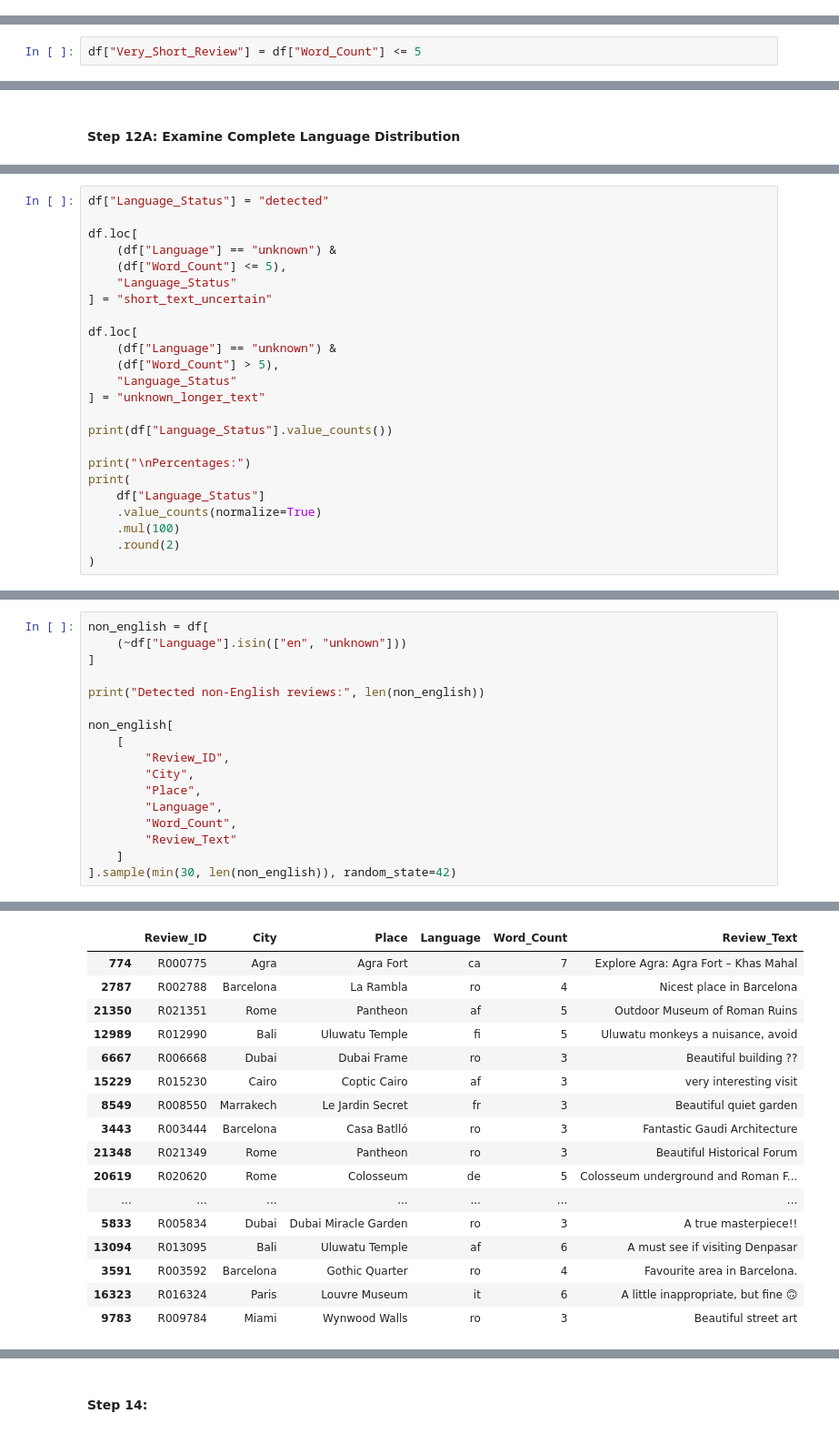
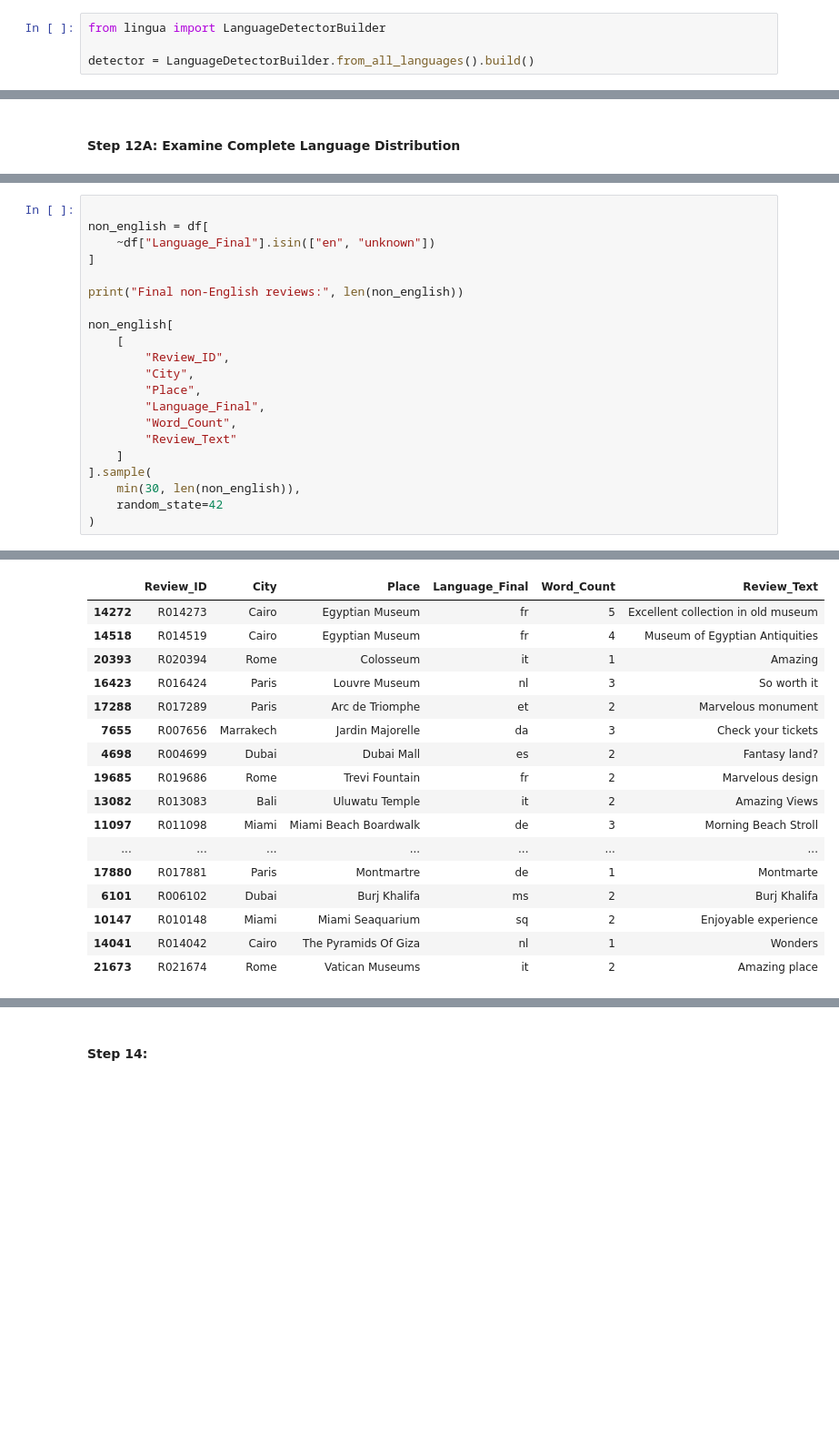
Before and after one commit to Suva200/sentiment-drift-analysis-tourism-reviews, a Jupyter notebook: preprocessing.ipynb, the cells around one changed output, grey strips where cells are left out. Shown at 91% size. Saved outputs shown, nothing was run; the diff lists cells and outputs as text; blank space fills up the shorter version.

```diff
--- a/preprocessing.ipynb
+++ b/preprocessing.ipynb
@@ -773,0 +805,4 @@ display(
+# %%
+from lingua import LanguageDetectorBuilder
+
+detector = LanguageDetectorBuilder.from_all_languages().build()
@@ -895,2 +1055,0 @@ display(short_by_year[["sum", "count", "Percentage"]])
-# %%
-df["Very_Short_Review"] = df["Word_Count"] <= 5
@@ -1001,24 +1118,0 @@ language_summary
-# %%
-df["Language_Status"] = "detected"
-
-df.loc[
-    (df["Language"] == "unknown") &
-    (df["Word_Count"] <= 5),
-    "Language_Status"
-] = "short_text_uncertain"
-
-df.loc[
-    (df["Language"] == "unknown") &
-    (df["Word_Count"] > 5),
-    "Language_Status"
-] = "unknown_longer_text"
-
-print(df["Language_Status"].value_counts())
-
-print("\nPercentages:")
-print(
-    df["Language_Status"]
-    .value_counts(normalize=True)
-    .mul(100)
-    .round(2)
-)
@@ -1040,18 +1121,22 @@ Name: proportion, dtype: float64
 # %%
+
 non_english = df[
-    (~df["Language"].isin(["en", "unknown"]))
+    ~df["Language_Final"].isin(["en", "unknown"])
 ]
 
-print("Detected non-English reviews:", len(non_english))
+print("Final non-English reviews:", len(non_english))
 
 non_english[
     [
         "Review_ID",
         "City",
         "Place",
-        "Language",
+        "Language_Final",
         "Word_Count",
         "Review_Text"
     ]
-].sample(min(30, len(non_english)), random_state=42)
+].sample(
+    min(30, len(non_english)),
+    random_state=42
+)
 # %% [output]
@@ -1059,17 +1144,17 @@ Detected non-English reviews: 1515
-|  | Review_ID | City | Place | Language | Word_Count | Review_Text |
-| 774 | R000775 | Agra | Agra Fort | ca | 7 | Explore Agra: Agra Fort – Khas Mahal |
-| 2787 | R002788 | Barcelona | La Rambla | ro | 4 | Nicest place in Barcelona |
-| 21350 | R021351 | Rome | Pantheon | af | 5 | Outdoor Museum of Roman Ruins |
-| 12989 | R012990 | Bali | Uluwatu Temple | fi | 5 | Uluwatu monkeys a nuisance, avoid |
-| 6667 | R006668 | Dubai | Dubai Frame | ro | 3 | Beautiful building ?? |
-| 15229 | R015230 | Cairo | Coptic Cairo | af | 3 | very interesting visit |
-| 8549 | R008550 | Marrakech | Le Jardin Secret | fr | 3 | Beautiful quiet garden |
-| 3443 | R003444 | Barcelona | Casa Batlló | ro | 3 | Fantastic Gaudi Architecture |
-| 21348 | R021349 | Rome | Pantheon | ro | 3 | Beautiful Historical Forum |
-| 20619 | R020620 | Rome | Colosseum | de | 5 | Colosseum underground and Roman F... |
+|  | Review_ID | City | Place | Language_Final | Word_Count | Review_Text |
+| 14272 | R014273 | Cairo | Egyptian Museum | fr | 5 | Excellent collection in old museum |
+| 14518 | R014519 | Cairo | Egyptian Museum | fr | 4 | Museum of Egyptian Antiquities |
+| 20393 | R020394 | Rome | Colosseum | it | 1 | Amazing |
+| 16423 | R016424 | Paris | Louvre Museum | nl | 3 | So worth it |
+| 17288 | R017289 | Paris | Arc de Triomphe | et | 2 | Marvelous monument |
+| 7655 | R007656 | Marrakech | Jardin Majorelle | da | 3 | Check your tickets |
+| 4698 | R004699 | Dubai | Dubai Mall | es | 2 | Fantasy land? |
+| 19685 | R019686 | Rome | Trevi Fountain | fr | 2 | Marvelous design |
+| 13082 | R013083 | Bali | Uluwatu Temple | it | 2 | Amazing Views |
+| 11097 | R011098 | Miami | Miami Beach Boardwalk | de | 3 | Morning Beach Stroll |
 | ... | ... | ... | ... | ... | ... | ... |
-| 5833 | R005834 | Dubai | Dubai Miracle Garden | ro | 3 | A true masterpiece!! |
-| 13094 | R013095 | Bali | Uluwatu Temple | af | 6 | A must see if visiting Denpasar |
-| 3591 | R003592 | Barcelona | Gothic Quarter | ro | 4 | Favourite area in Barcelona. |
-| 16323 | R016324 | Paris | Louvre Museum | it | 6 | A little inappropriate, but fine 🙃 |
-| 9783 | R009784 | Miami | Wynwood Walls | ro | 3 | Beautiful street art |
+| 17880 | R017881 | Paris | Montmartre | de | 1 | Montmarte |
+| 6101 | R006102 | Dubai | Burj Khalifa | ms | 2 | Burj Khalifa |
+| 10147 | R010148 | Miami | Miami Seaquarium | sq | 2 | Enjoyable experience |
+| 14041 | R014042 | Cairo | The Pyramids Of Giza | nl | 1 | Wonders |
+| 21673 | R021674 | Rome | Vatican Museums | it | 2 | Amazing place |
```
Also changed, not shown: parts of 63 cells of this notebook, 4 other files.
